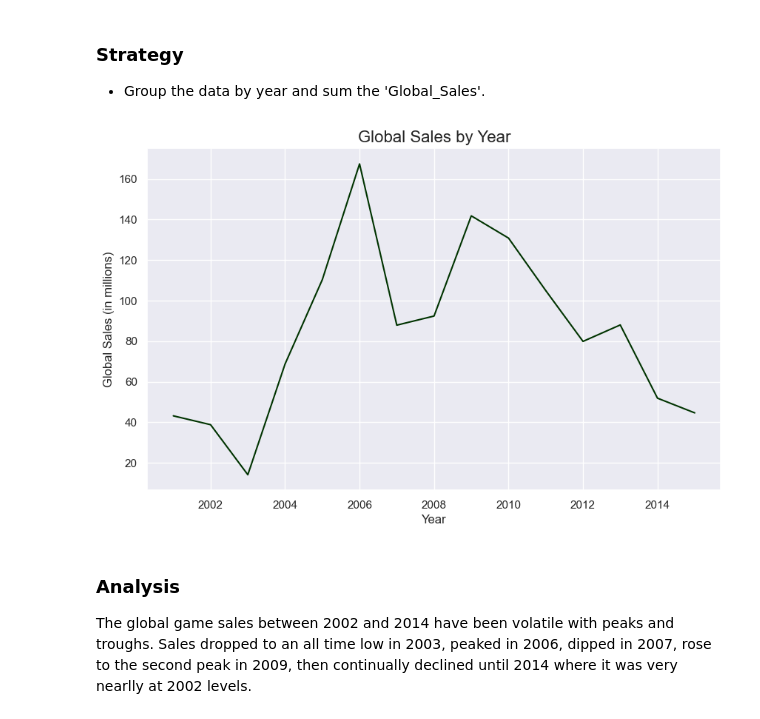
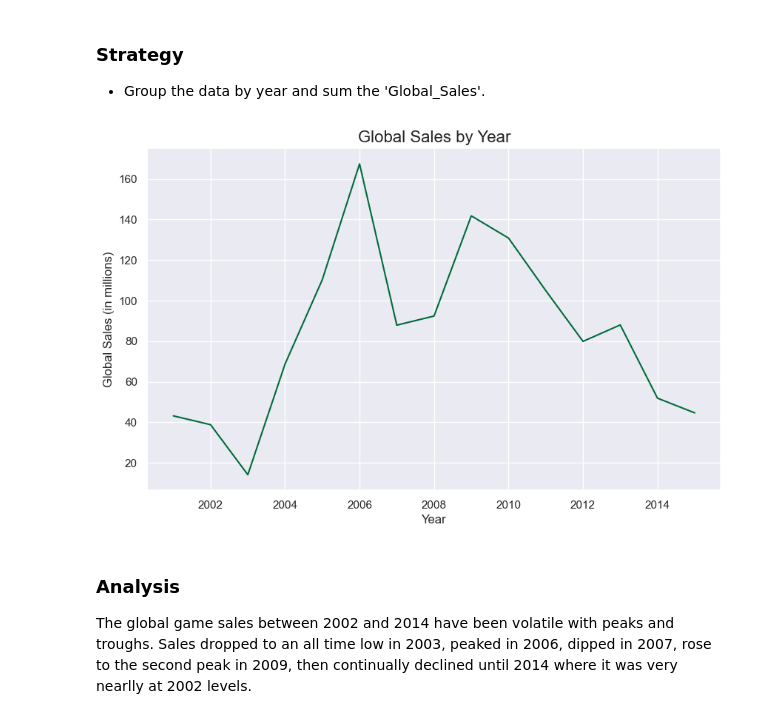
Before and after one commit to dtoshm/data_project_six, a Jupyter notebook: game_sales_analysis.ipynb, the cells around one changed output. Cells and saved outputs as stored; diff of their text form; code cells hidden in the pictures.

```diff
--- a/game_sales_analysis.ipynb
+++ b/game_sales_analysis.ipynb
@@ -56,14 +56,14 @@ Global Sales by Year: Create a line chart to show the total global sales for eac
 # %%
 sales_by_year = games.groupby('Year')['Global_Sales'].sum().reset_index()
 
 plt.figure(figsize=(10, 6))
-plt.plot(sales_by_year['Year'], sales_by_year['Global_Sales'], color='#003300')
+plt.plot(sales_by_year['Year'], sales_by_year['Global_Sales'], color='#006B38')
 plt.title('Global Sales by Year', fontsize=16)
 plt.xlabel('Year', fontsize=12)
 plt.ylabel('Global Sales (in millions)', fontsize=12)
 plt.show()
 # %% [output]
-[figure, old version]
+[figure, new version]
 # %% [markdown]
 ### Analysis
 The global game sales between 2002 and 2014 have been volatile with peaks and troughs. Sales dropped to an all time low in 2003, peaked in 2006, dipped in 2007, rose to the second peak in 2009, then continually declined until 2014 where it was very nearlly at 2002 levels.
```
Also changed, not shown: parts of 1 cell of this notebook.
